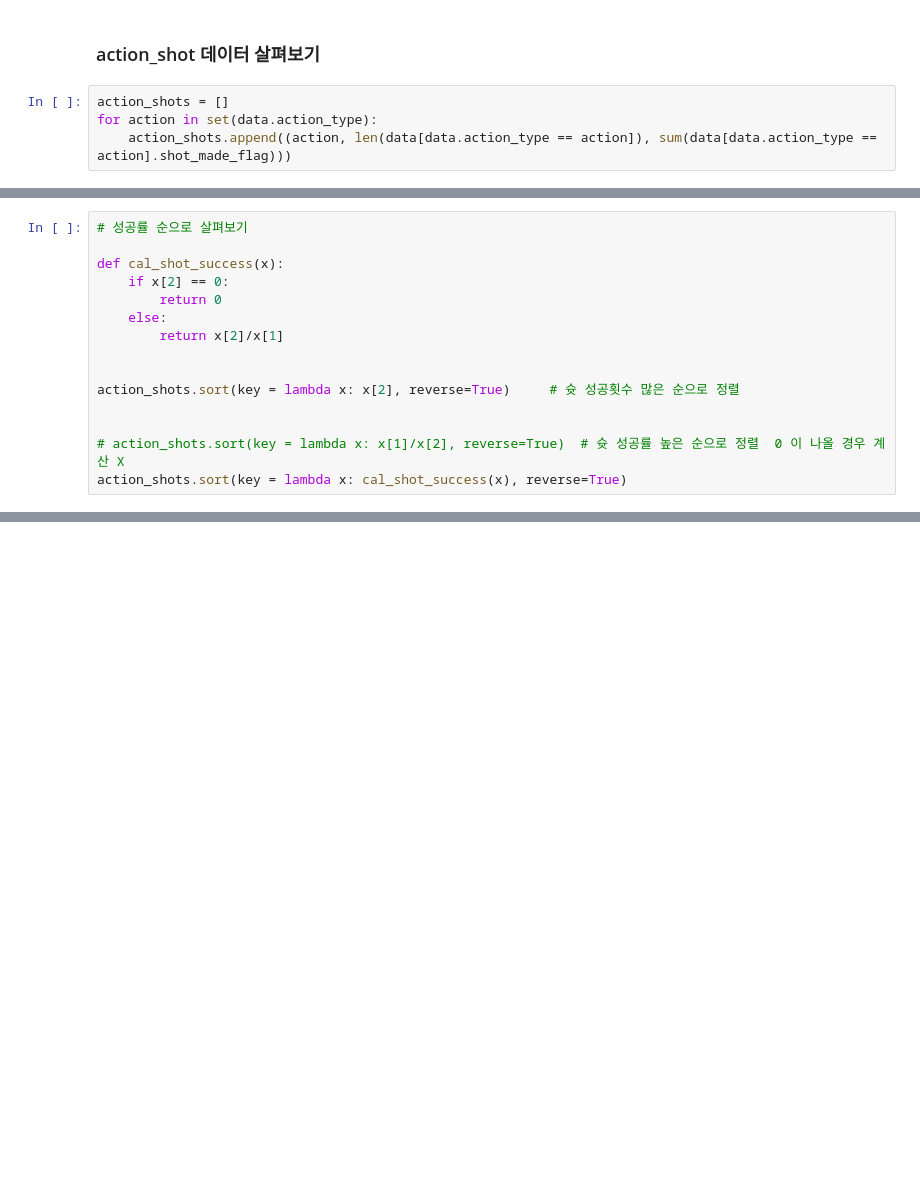
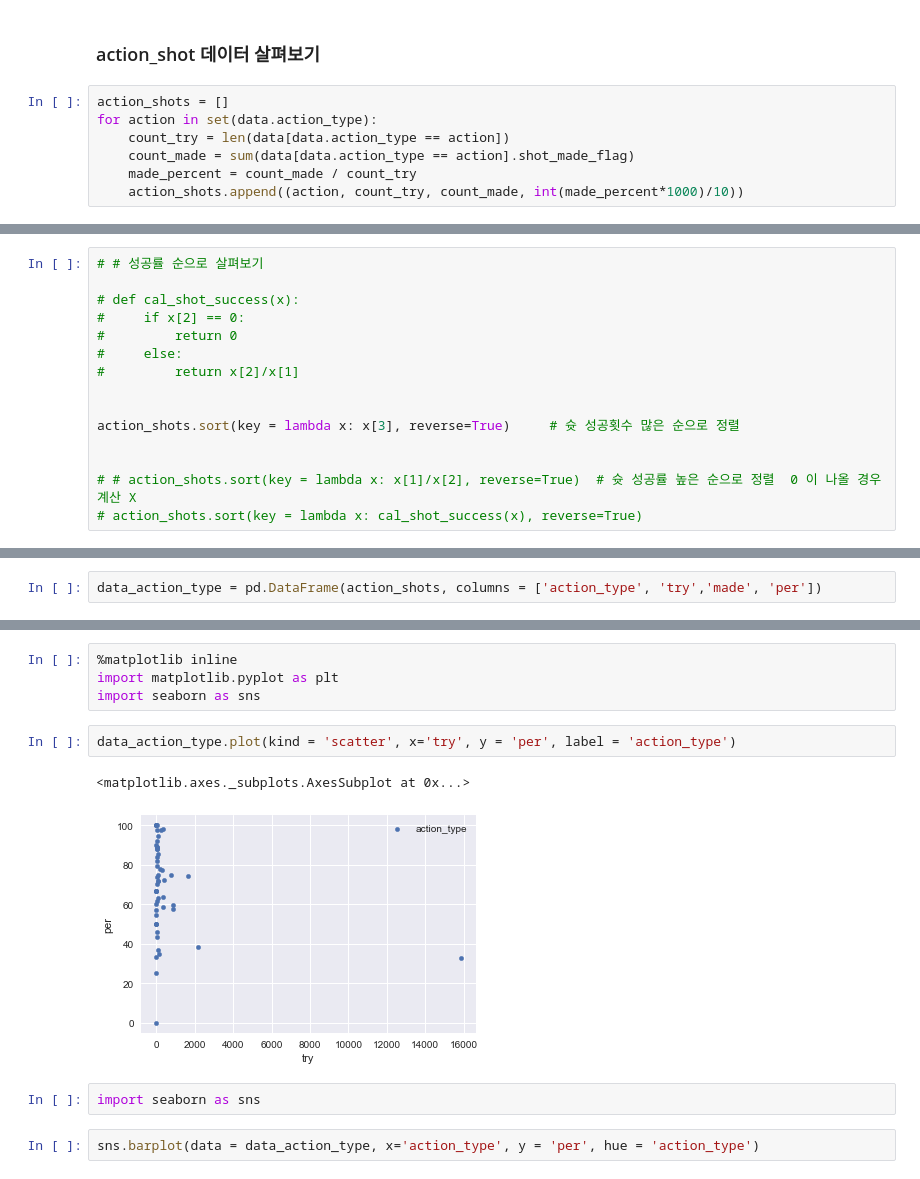
Before and after one commit to namsoojang/Play_with_Data_2nd, a Jupyter notebook: 개인공유/장남수/4강머신러닝_코비슛/코비슛성공예측.ipynb, the cells around one changed output, grey strips where cells are left out. Saved outputs shown, nothing was run; the diff lists cells and outputs as text; blank space fills up the shorter version.

```diff
--- a/개인공유/장남수/4강머신러닝_코비슛/코비슛성공예측.ipynb
+++ b/개인공유/장남수/4강머신러닝_코비슛/코비슛성공예측.ipynb
@@ -86,7 +86,10 @@ data.head()
 # %%
 action_shots = []
 for action in set(data.action_type):
-    action_shots.append((action, len(data[data.action_type == action]), sum(data[data.action_type == action].shot_made_flag)))
+    count_try = len(data[data.action_type == action])
+    count_made = sum(data[data.action_type == action].shot_made_flag)
+    made_percent = count_made / count_try
+    action_shots.append((action, count_try, count_made, int(made_percent*1000)/10))
 # %%
 for shot in action_shots:
     print(shot)    # 슛 종류 , 슛 시도 횟수, 슛 성공횟수
@@ -111,18 +114,18 @@ for shot in action_shots:
 # %%
-# 성공률 순으로 살펴보기
+# # 성공률 순으로 살펴보기
 
-def cal_shot_success(x):
-    if x[2] == 0:
-        return 0
-    else:
-        return x[2]/x[1]
+# def cal_shot_success(x):
+#     if x[2] == 0:
+#         return 0
+#     else:
+#         return x[2]/x[1]
 
 
-action_shots.sort(key = lambda x: x[2], reverse=True)     # 슛 성공횟수 많은 순으로 정렬
+action_shots.sort(key = lambda x: x[3], reverse=True)     # 슛 성공횟수 많은 순으로 정렬
 
 
-# action_shots.sort(key = lambda x: x[1]/x[2], reverse=True)  # 슛 성공률 높은 순으로 정렬  0 이 나올 경우 계산 X
-action_shots.sort(key = lambda x: cal_shot_success(x), reverse=True)
+# # action_shots.sort(key = lambda x: x[1]/x[2], reverse=True)  # 슛 성공률 높은 순으로 정렬  0 이 나올 경우 계산 X
+# action_shots.sort(key = lambda x: cal_shot_success(x), reverse=True)
 # %%
 for shot in action_shots:
     print(shot)    # 슛 종류 , 슛 시도 횟수, 슛 성공횟수
@@ -146,0 +150,2 @@ for shot in action_shots:
+# %%
+data_action_type = pd.DataFrame(action_shots, columns = ['action_type', 'try','made', 'per'])
@@ -146,0 +161,13 @@ for shot in action_shots:
+# %%
+%matplotlib inline
+import matplotlib.pyplot as plt
+import seaborn as sns
+# %%
+data_action_type.plot(kind = 'scatter', x='try', y = 'per', label = 'action_type')
+# %% [output]
+<matplotlib.axes._subplots.AxesSubplot at 0x...>
+[figure, added]
+# %%
+import seaborn as sns
+# %%
+sns.barplot(data = data_action_type, x='action_type', y = 'per', hue = 'action_type')
```
Also changed, not shown: parts of 3 cells of this notebook.
